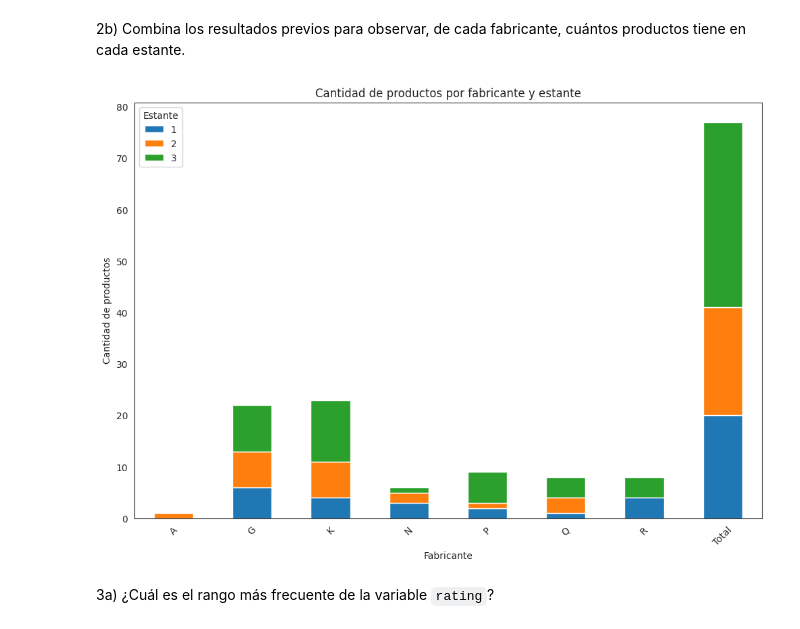
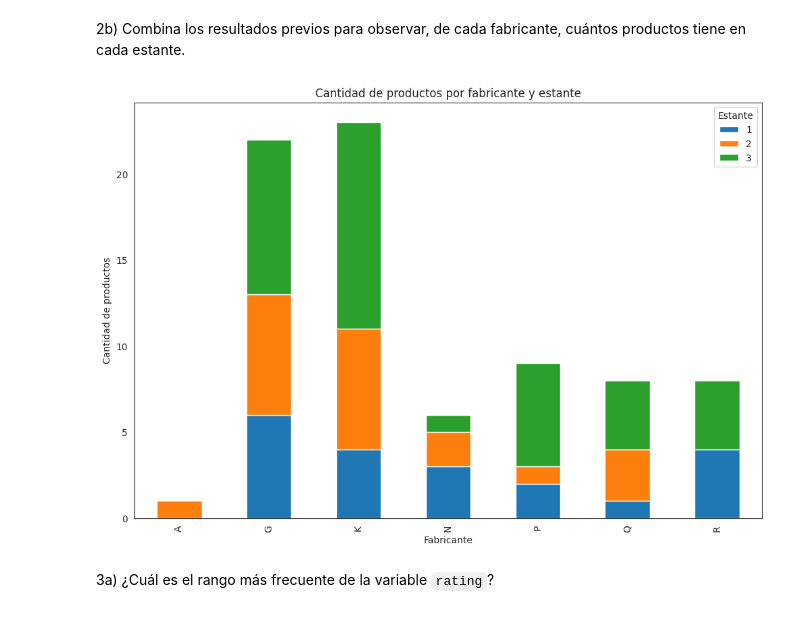
Before and after one commit to CarlosRochaCx/MNA, a Jupyter notebook: Actividad7PCA.ipynb, the cells around one changed output. Drawn from its saved outputs; the diff is of its cells as text; code cells hidden in the pictures.

```diff
--- a/Actividad7PCA.ipynb
+++ b/Actividad7PCA.ipynb
@@ -144,16 +144,17 @@ dtype: int64
 # %% [markdown]
 2b) Combina los resultados previos para observar, de cada fabricante, cuántos productos tiene en cada estante.
 # %%
-tabla_contingencia = pd.crosstab(cereals_df['mfr'], cereals_df['shelf'], margins=True, margins_name="Total")
-tabla_contingencia.drop('Total', axis=1).plot(kind='bar', stacked=True, figsize=(12, 8))
+tabla_combinada = pd.crosstab(cereals_df['mfr'], cereals_df['shelf'], margins=True, margins_name="Total")
+tabla_combinada = tabla_combinada.drop('Total', axis=0).drop('Total', axis=1)
+
+tabla_combinada.plot(kind='bar', stacked=True, figsize=(12, 8))
 plt.title('Cantidad de productos por fabricante y estante')
 plt.xlabel('Fabricante')
 plt.ylabel('Cantidad de productos')
-plt.xticks(rotation=45)
 plt.legend(title='Estante')
 plt.show()
 # %% [output]
-[figure, old version]
+[figure, new version]
 # %% [markdown]
  3a) ¿Cuál es el rango más frecuente de la variable `rating`?
 # %%
```
